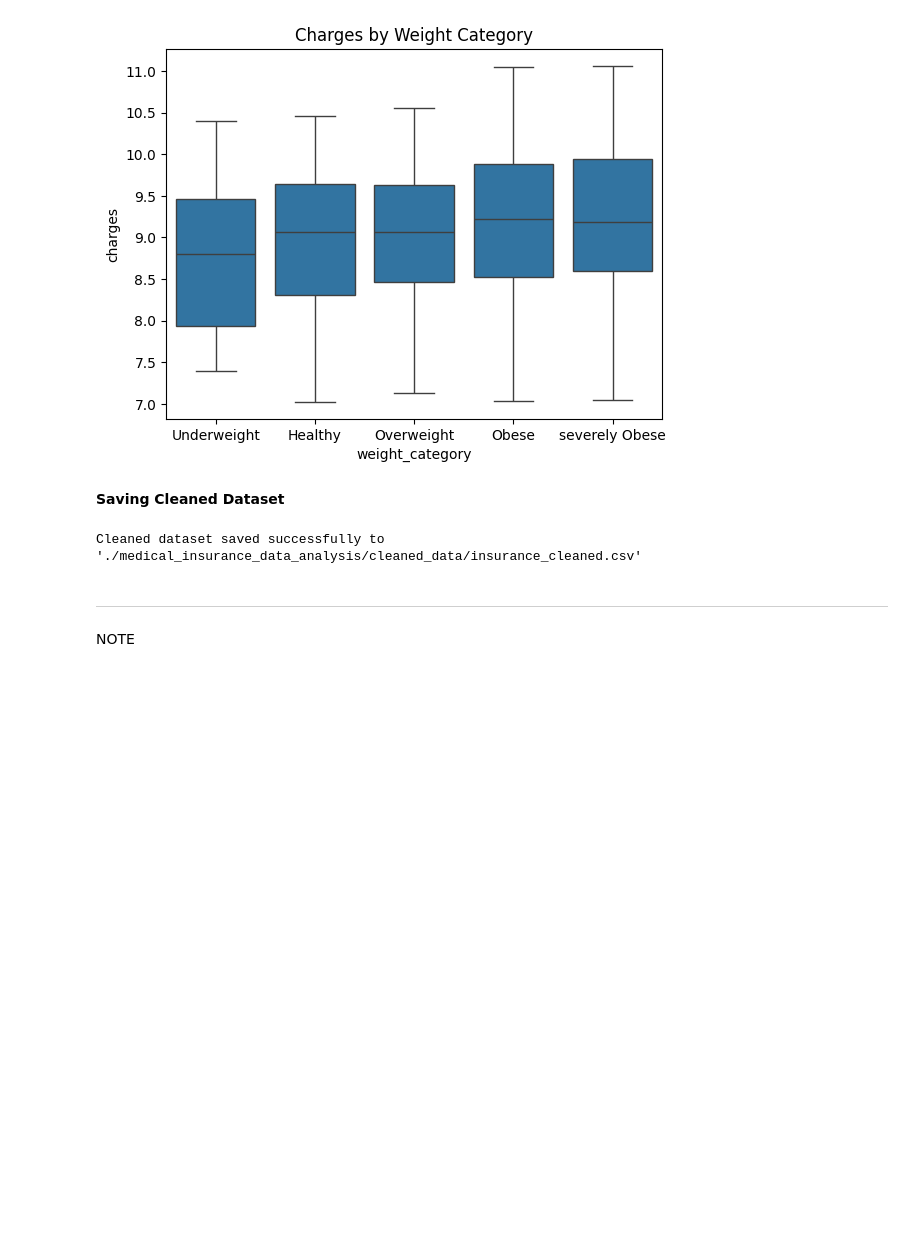
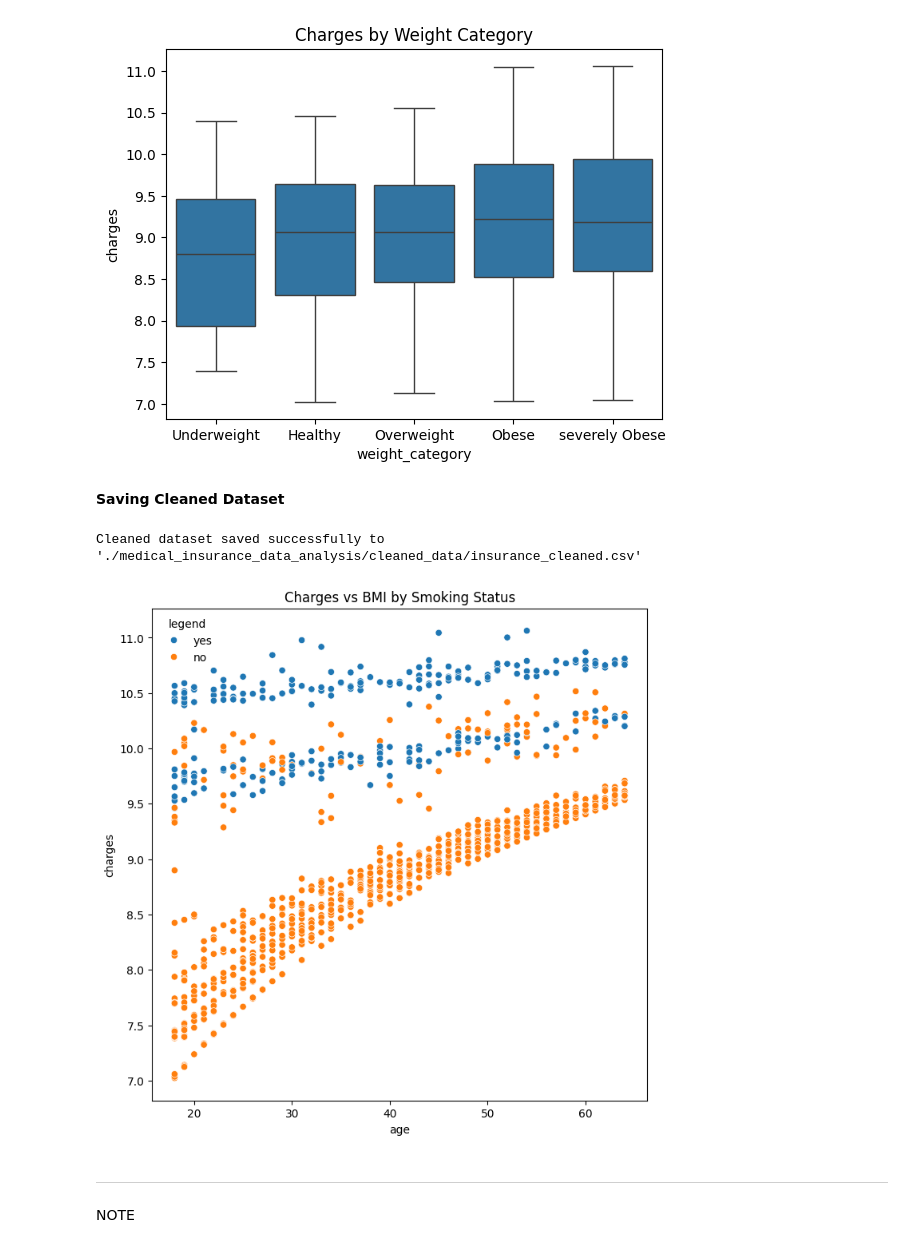
Before and after one commit to Lailah-Idrees/medical_insurance_data_analysis, a Jupyter notebook: jupyter_notebooks/ETL_Insurance.ipynb, the cells around one changed output. Drawn from its saved outputs; the diff is of its cells as text; code cells hidden in the pictures; blank space fills up the shorter version.

Commit message:
Updated titles and plots

```diff
--- a/jupyter_notebooks/ETL_Insurance.ipynb
+++ b/jupyter_notebooks/ETL_Insurance.ipynb
@@ -393,6 +393,14 @@ df_cleaned.to_csv('cleaned_data.csv', index=False)
 print("Cleaned dataset saved successfully to './medical_insurance_data_analysis/cleaned_data/insurance_cleaned.csv'")
 # %% [output]
 Cleaned dataset saved successfully to './medical_insurance_data_analysis/cleaned_data/insurance_cleaned.csv'
+# %%
+fig,axes=plt.subplots(figsize=(8,8))
+sns.scatterplot(data=df_cleaned, x='age', y='charges', hue='smoker')
+plt.title('Charges vs BMI by Smoking Status')
+plt.legend(loc='upper left', title='legend',frameon=False)
+plt.show()
+# %% [output]
+[figure, added]
 # %% [markdown]
 ---
 # %% [markdown]
```
Also changed, not shown: parts of 1 cell of this notebook.
